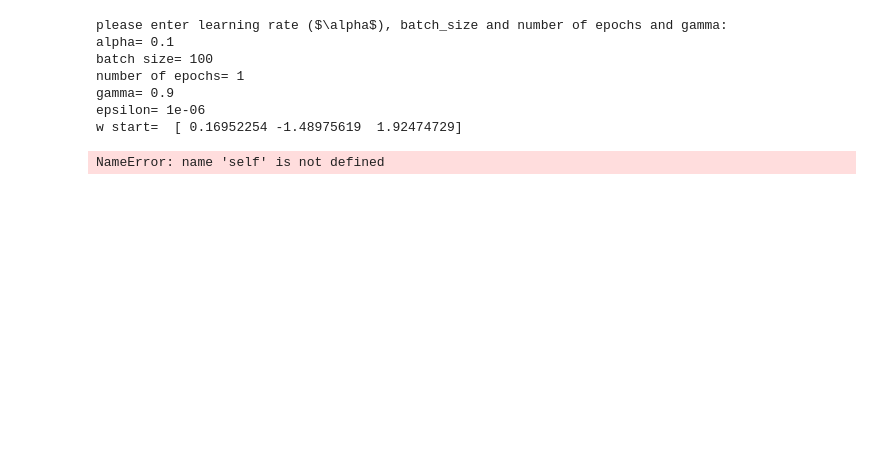
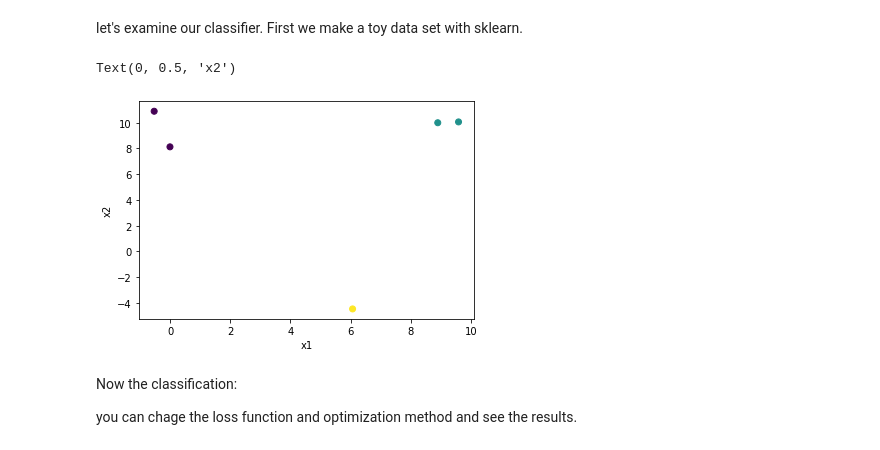
Before and after one commit to Ali-Setareh/MLP-Assignments, a Jupyter notebook: HW2/HW.ipynb, the cells around one changed output. Cells and saved outputs as stored; diff of their text form; code cells hidden in the pictures; blank space fills up the shorter version.

```diff
--- a/HW2/HW.ipynb
+++ b/HW2/HW.ipynb
@@ -195,17 +286,20 @@ class LogisticRegrasion():
+# %% [markdown]
+let's examine our classifier. First we make a toy data set with sklearn.
 # %%
-from sklearn.datasets import make_blobs
-X, Y = make_blobs(n_samples=5000,centers=[[1,4], [10,4]])
-
-#plt.scatter(*X.T, c=Y)
+from sklearn.datasets import make_blobs,make_circles
+n_s=5
+class_num=3
+X, Y = make_blobs(n_samples=n_s,centers=class_num)
+plt.scatter(*X.T,c=Y)
+plt.xlabel('x1')
+plt.ylabel('x2')
+#from sklearn.preprocessing import PolynomialFeatures
+#poly=PolynomialFeatures(2,include_bias=False)
+#X_poly=poly.fit_transform(X)
+# %% [output]
+Text(0, 0.5, 'x2')
+[figure, added]
-# %%
-clf=LogisticRegrasion('log','rmsSGD')
-clf.fit(X,Y)
-# %% [output]
-please enter learning rate ($\alpha$), batch_size and number of epochs and gamma:
-alpha= 0.1
-batch size= 100
-number of epochs= 1
-gamma= 0.9
-epsilon= 1e-06
-w start=  [ 0.16952254 -1.48975619  1.92474729]
-NameError: name 'self' is not defined
+# %% [markdown]
+Now the classification:
+
+you can chage the loss function and optimization method and see the results.
```
Also changed, not shown: parts of 19 cells of this notebook.
